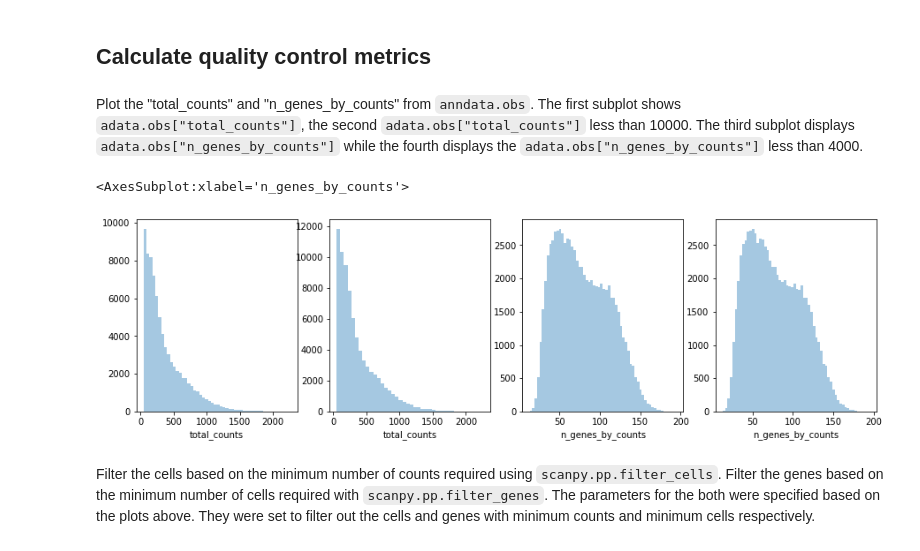
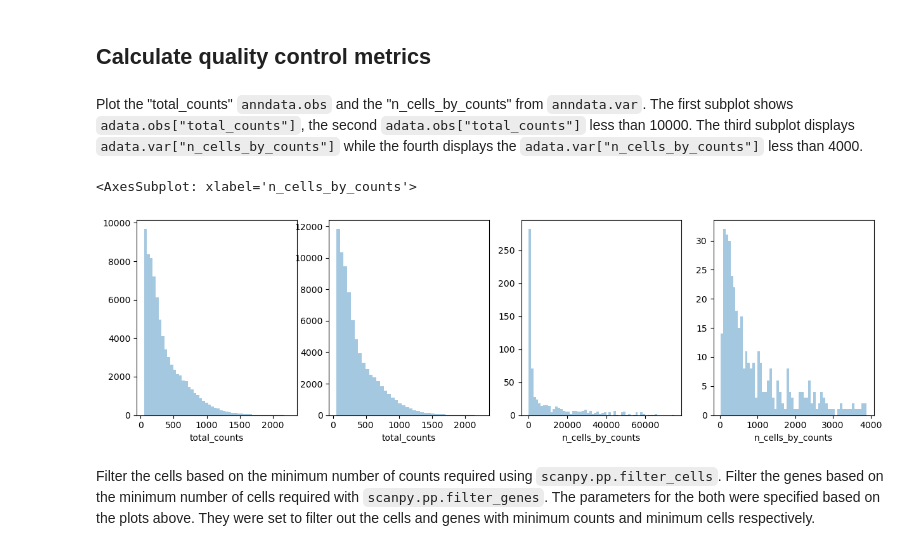
Before and after one commit to scverse/squidpy_notebooks, a Jupyter notebook: docs/source/external_tutorials/tutorial_vizgen.ipynb, the cells around one changed output. Saved outputs shown, nothing was run; the diff lists cells and outputs as text; code cells hidden in the pictures.

Commit message:
Updated the quality control plots to show in how many cell individual genes are found

```diff
--- a/docs/source/external_tutorials/tutorial_vizgen.ipynb
+++ b/docs/source/external_tutorials/tutorial_vizgen.ipynb
@@ -49,37 +49,37 @@ sc.pp.calculate_qc_metrics(adata, qc_vars=["mt"],percent_top=(50, 100, 200, 300)
 Calculate quality control metrics
 ---------------------------------
 # %% [markdown]
-Plot the "total_counts" and "n_genes_by_counts" from `anndata.obs`.
+Plot the "total_counts" `anndata.obs` and the "n_cells_by_counts" from `anndata.var`.
 The first subplot shows `adata.obs["total_counts"]`, the second `adata.obs["total_counts"]` less than 10000.
-The third subplot displays `adata.obs["n_genes_by_counts"]` while the fourth displays the `adata.obs["n_genes_by_counts"]` less than 4000.
+The third subplot displays `adata.var["n_cells_by_counts"]` while the fourth displays the `adata.var["n_cells_by_counts"]` less than 4000.
 # %%
 fig, axs = plt.subplots(1, 4, figsize=(15, 4))
 sns.distplot(
     adata.obs["total_counts"],
     kde=False,
     ax=axs[0],
 )
 sns.distplot(
     adata.obs["total_counts"][adata.obs["total_counts"] < 10000],
     kde=False,
     bins=40,
     ax=axs[1],
 )
 sns.distplot(
-    adata.obs["n_genes_by_counts"],
+    adata.var["n_cells_by_counts"],
     kde=False,
     bins=60,
     ax=axs[2],
 )
 sns.distplot(
-    adata.obs["n_genes_by_counts"][adata.obs["n_genes_by_counts"] < 4000],
+    adata.var["n_cells_by_counts"][adata.var["n_cells_by_counts"] < 4000],
     kde=False,
     bins=60,
     ax=axs[3],
 )
 # %% [output]
-<AxesSubplot:xlabel='n_genes_by_counts'>
+<AxesSubplot: xlabel='n_cells_by_counts'>
-[figure, old version]
+[figure, new version]
 # %% [markdown]
 Filter the cells based on the minimum number of counts required using `scanpy.pp.filter_cells`. Filter the genes based on the minimum number of cells required with `scanpy.pp.filter_genes`. The parameters for the both were specified based on the plots above. They were set to filter out the cells and genes with minimum counts and minimum cells respectively.
 # %%
```
Also changed, not shown: parts of 1 cell of this notebook.
